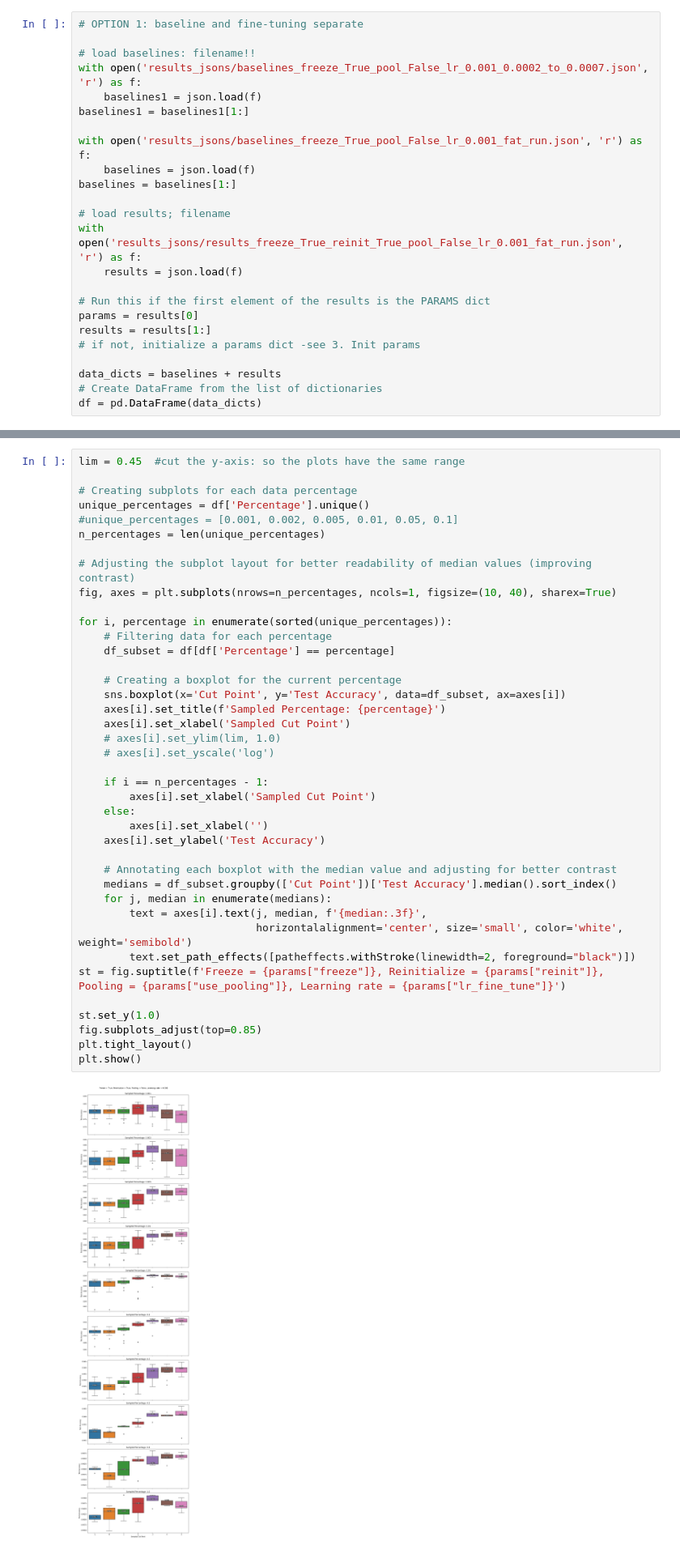
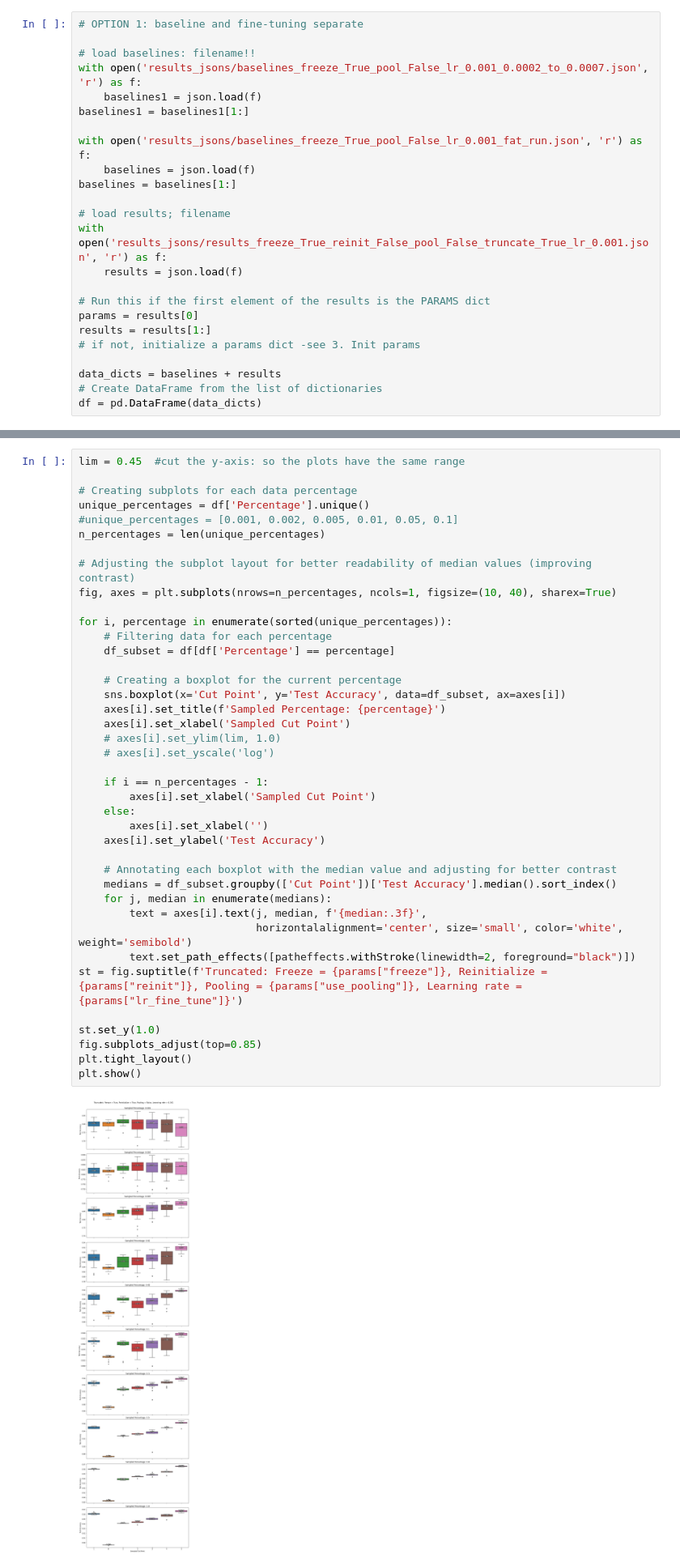
Before and after one commit to tusharmanekar/mp-tl-study, a Jupyter notebook: FashionMNIST/visualizations.ipynb, the cells around one changed output, grey strips where cells are left out. Shown: that part at 81% size. Drawn from its saved outputs; the diff is of its cells as text.

```diff
--- a/FashionMNIST/visualizations.ipynb
+++ b/FashionMNIST/visualizations.ipynb
@@ -20,7 +20,7 @@ with open('results_jsons/baselines_freeze_True_pool_False_lr_0.001_fat_run.json'
 baselines = baselines[1:]
 
 # load results; filename
-with open('results_jsons/results_freeze_True_reinit_True_pool_False_lr_0.001_fat_run.json', 'r') as f:
+with open('results_jsons/results_freeze_True_reinit_False_pool_False_truncate_True_lr_0.001.json', 'r') as f:
     results = json.load(f)
 
 # Run this if the first element of the results is the PARAMS dict
@@ -92,35 +92,35 @@ fig, axes = plt.subplots(nrows=n_percentages, ncols=1, figsize=(10, 40), sharex=
 
 for i, percentage in enumerate(sorted(unique_percentages)):
     # Filtering data for each percentage
     df_subset = df[df['Percentage'] == percentage]
 
     # Creating a boxplot for the current percentage
     sns.boxplot(x='Cut Point', y='Test Accuracy', data=df_subset, ax=axes[i])
     axes[i].set_title(f'Sampled Percentage: {percentage}')
     axes[i].set_xlabel('Sampled Cut Point')
     # axes[i].set_ylim(lim, 1.0)
     # axes[i].set_yscale('log')
 
     if i == n_percentages - 1:
         axes[i].set_xlabel('Sampled Cut Point')
     else:
         axes[i].set_xlabel('')
     axes[i].set_ylabel('Test Accuracy')
 
     # Annotating each boxplot with the median value and adjusting for better contrast
     medians = df_subset.groupby(['Cut Point'])['Test Accuracy'].median().sort_index()
     for j, median in enumerate(medians):
         text = axes[i].text(j, median, f'{median:.3f}',
                             horizontalalignment='center', size='small', color='white', weight='semibold')
         text.set_path_effects([patheffects.withStroke(linewidth=2, foreground="black")])
-st = fig.suptitle(f'Freeze = {params["freeze"]}, Reinitialize = {params["reinit"]}, Pooling = {params["use_pooling"]}, Learning rate = {params["lr_fine_tune"]}')
+st = fig.suptitle(f'Truncated: Freeze = {params["freeze"]}, Reinitialize = {params["reinit"]}, Pooling = {params["use_pooling"]}, Learning rate = {params["lr_fine_tune"]}')
 
 st.set_y(1.0)
 fig.subplots_adjust(top=0.85)
 plt.tight_layout()
 plt.show()
 # %% [output]
-[figure, old version]
+[figure, new version]
 # %%
 # Creating boxplots
 plt.figure(figsize=(12, 6))
```
Also changed, not shown: parts of 1 cell of this notebook, 13 other files.
